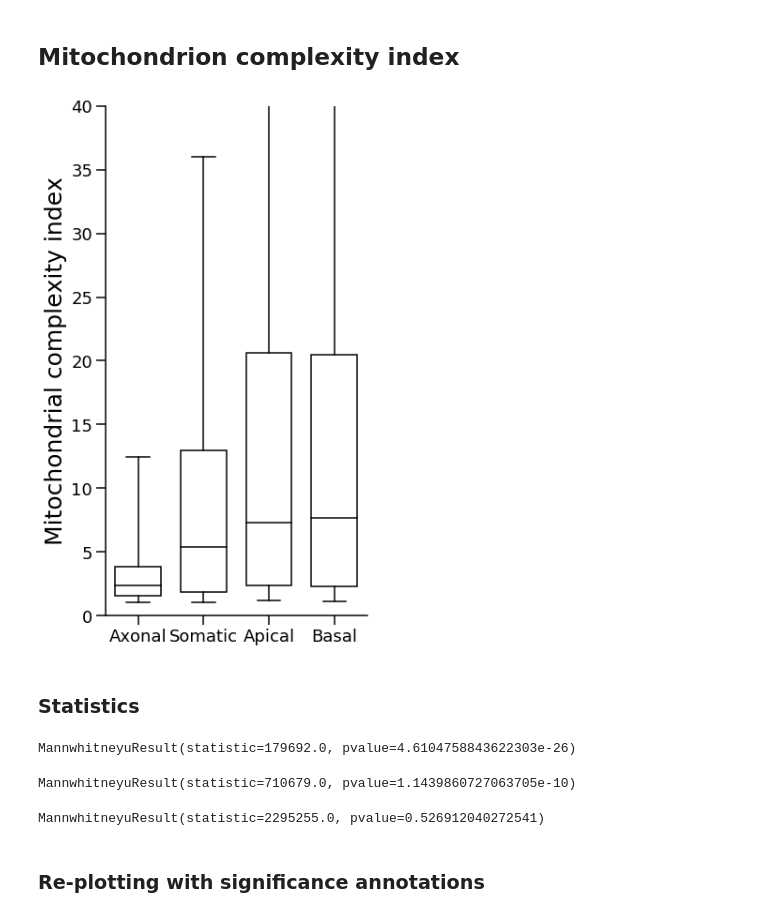
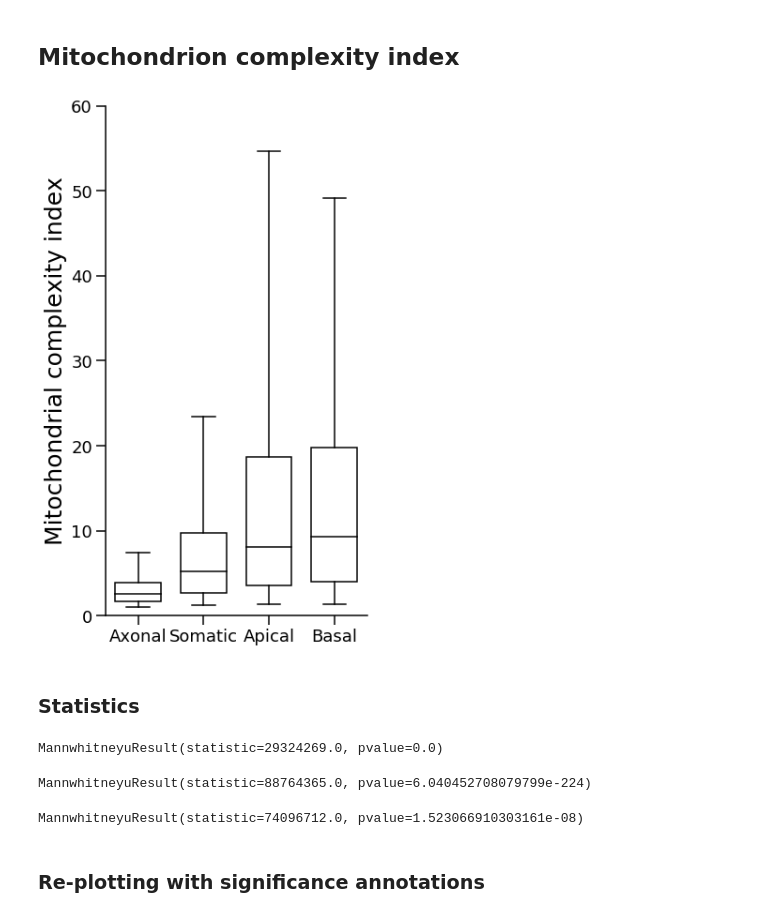
Before and after one commit to AllenInstitute/MicronsBinder, a Jupyter notebook: notebooks/multiscale/mitochondria/compartment_comparison.ipynb, the cells around one changed output. Saved outputs shown, nothing was run; the diff lists cells and outputs as text; code cells hidden in the pictures.

```diff
--- a/notebooks/multiscale/mitochondria/compartment_comparison.ipynb
+++ b/notebooks/multiscale/mitochondria/compartment_comparison.ipynb
@@ -17,8 +17,8 @@ from scipy import stats
 
 from lib import plot, u
 # %%
-MITODF_FILENAME = "test.csv"
-CLEANIDS_FILENAME = "intermeds/200611_clean_ids.csv"
+MITODF_FILENAME = "data/pni_mito_cellswskel_v185_fullstats.csv"
+CLEANIDS_FILENAME = "data/clean_compartment_ids_v185.csv"
 # %% [markdown]
 #### Reading data
 # %%
@@ -119,12 +123,12 @@ plot.plt.show()
 # %%
 plt.figure(figsize=(5, 10))
 
 plot.boxplot_by_comp(mitodf, varname="complexityindex")
-plt.ylim(0, 40)
+plt.ylim(0, 60)
 
 plot.plt.show()
 # %% [output]
-[figure, old version]
+[figure, new version]
 # %% [markdown]
 ### Statistics
 # %%
@@ -145,15 +149,15 @@ apical_to_basal = stats.mannwhitneyu(
 # %%
 axon_to_soma
 # %% [output]
-MannwhitneyuResult(statistic=179692.0, pvalue=4.6104758843622303e-26)
+MannwhitneyuResult(statistic=29324269.0, pvalue=0.0)
 # %%
 soma_to_apical
 # %% [output]
-MannwhitneyuResult(statistic=710679.0, pvalue=1.1439860727063705e-10)
+MannwhitneyuResult(statistic=88764365.0, pvalue=6.040452708079799e-224)
 # %%
 apical_to_basal
 # %% [output]
-MannwhitneyuResult(statistic=2295255.0, pvalue=0.526912040272541)
+MannwhitneyuResult(statistic=74096712.0, pvalue=1.523066910303161e-08)
 # %% [markdown]
 ### Re-plotting with significance annotations
 # %%
```
Also changed, not shown: parts of 12 cells of this notebook.
